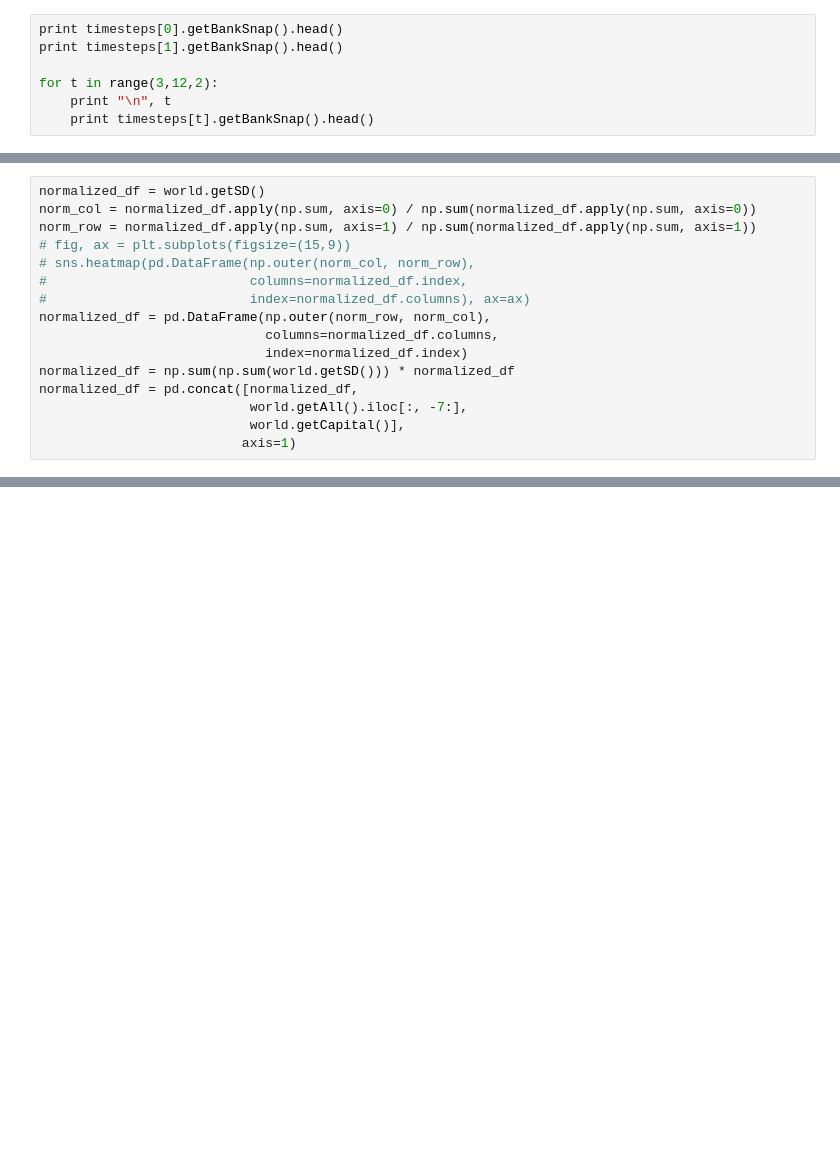
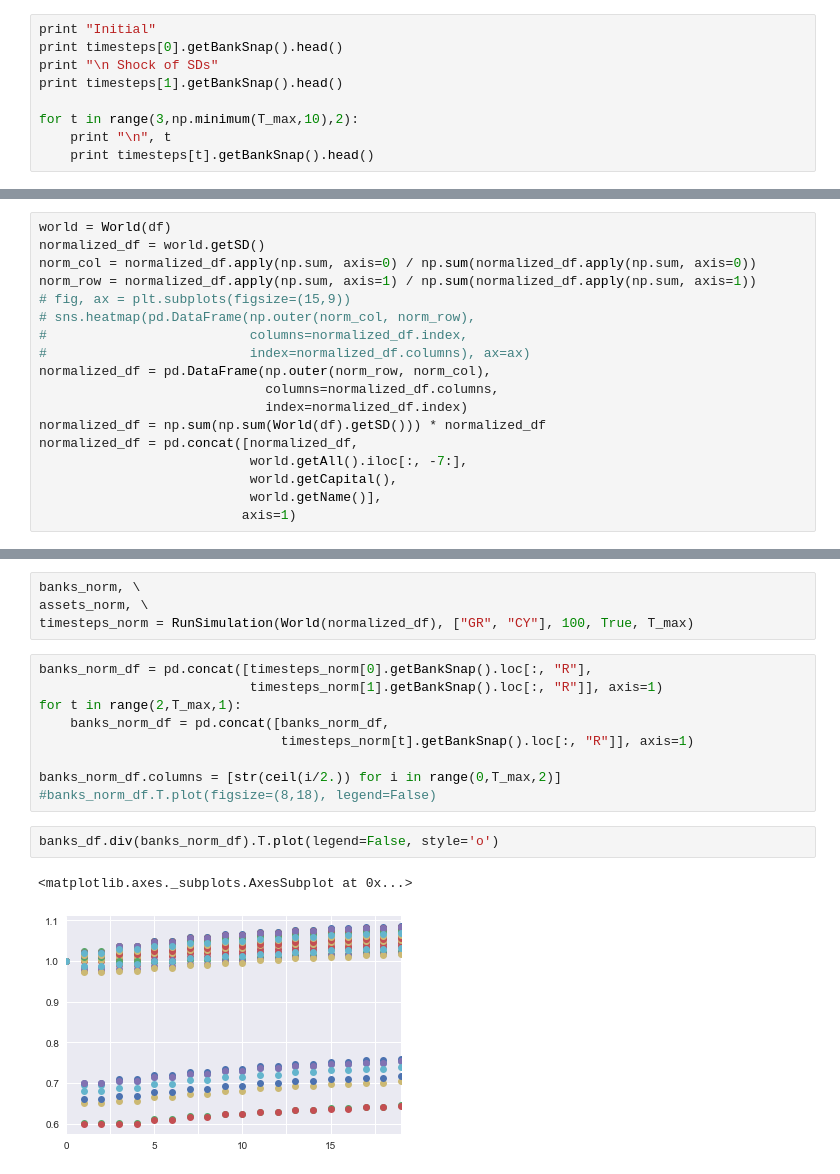
Before and after one commit to apbecker/Systemic_Risk, a Jupyter notebook: Main.ipynb, the cells around one changed output, grey strips where cells are left out. Cells and saved outputs as stored; diff of their text form; blank space fills up the shorter version.

Commit message:
Functional form to generate simulations from different data sets and to create plots

```diff
--- a/Main.ipynb
+++ b/Main.ipynb
@@ -525,8 +572,10 @@ CZ     25635.981796  0.002227
 # %%
+print "Initial"
 print timesteps[0].getBankSnap().head()
+print "\n Shock of SDs"
 print timesteps[1].getBankSnap().head()
 
-for t in range(3,12,2):
+for t in range(3,np.minimum(T_max,10),2):
     print "\n", t
     print timesteps[t].getBankSnap().head()
 # %% [output]
@@ -564,4 +599,5 @@ print banks["DE018"].getOverlap(banks["ES072"], sd_only=False)
 # %%
+world = World(df)
 normalized_df = world.getSD()
 norm_col = normalized_df.apply(np.sum, axis=0) / np.sum(normalized_df.apply(np.sum, axis=0))
 norm_row = normalized_df.apply(np.sum, axis=1) / np.sum(normalized_df.apply(np.sum, axis=1))
@@ -572,8 +608,9 @@ norm_row = normalized_df.apply(np.sum, axis=1) / np.sum(normalized_df.apply(np.s
 normalized_df = pd.DataFrame(np.outer(norm_row, norm_col),
                              columns=normalized_df.columns,
                              index=normalized_df.index)
-normalized_df = np.sum(np.sum(world.getSD())) * normalized_df
+normalized_df = np.sum(np.sum(World(df).getSD())) * normalized_df
 normalized_df = pd.concat([normalized_df,
                            world.getAll().iloc[:, -7:],
-                           world.getCapital()],
+                           world.getCapital(),
+                           world.getName()],
                           axis=1)
@@ -660,0 +617,18 @@ banks_df.T.plot(figsize=(8,18), legend=False)
+# %%
+banks_norm, \
+assets_norm, \
+timesteps_norm = RunSimulation(World(normalized_df), ["GR", "CY"], 100, True, T_max)
+# %%
+banks_norm_df = pd.concat([timesteps_norm[0].getBankSnap().loc[:, "R"],
+                           timesteps_norm[1].getBankSnap().loc[:, "R"]], axis=1)
+for t in range(2,T_max,1):
+    banks_norm_df = pd.concat([banks_norm_df,
+                               timesteps_norm[t].getBankSnap().loc[:, "R"]], axis=1)
+
+banks_norm_df.columns = [str(ceil(i/2.)) for i in range(0,T_max,2)]
+#banks_norm_df.T.plot(figsize=(8,18), legend=False)
+# %%
+banks_df.div(banks_norm_df).T.plot(legend=False, style='o')
+# %% [output]
+<matplotlib.axes._subplots.AxesSubplot at 0x...>
+[figure, added]
```
Also changed, not shown: parts of 21 cells of this notebook.
